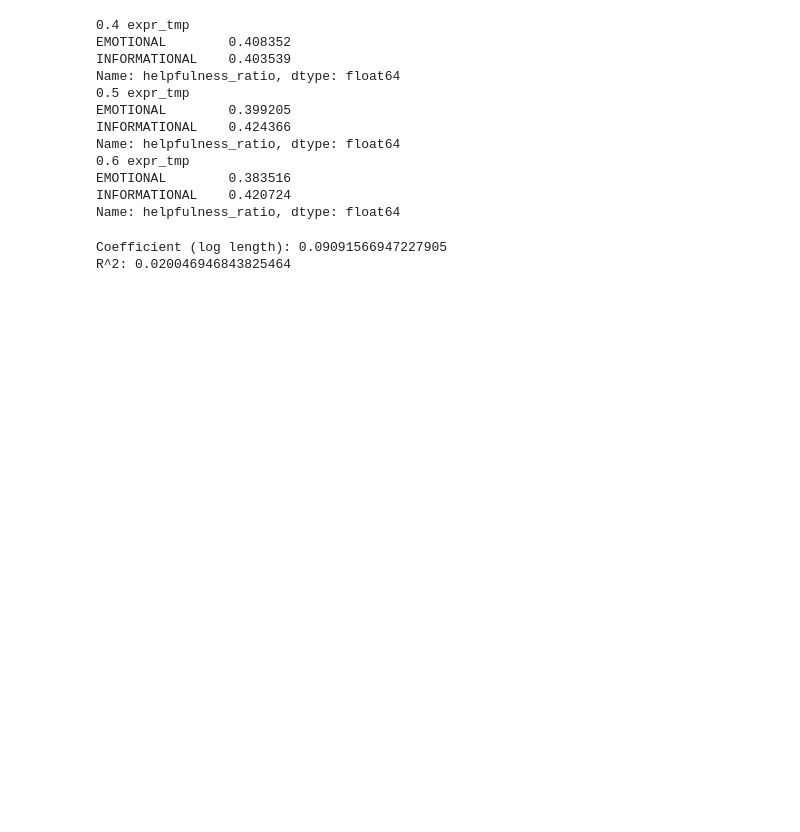
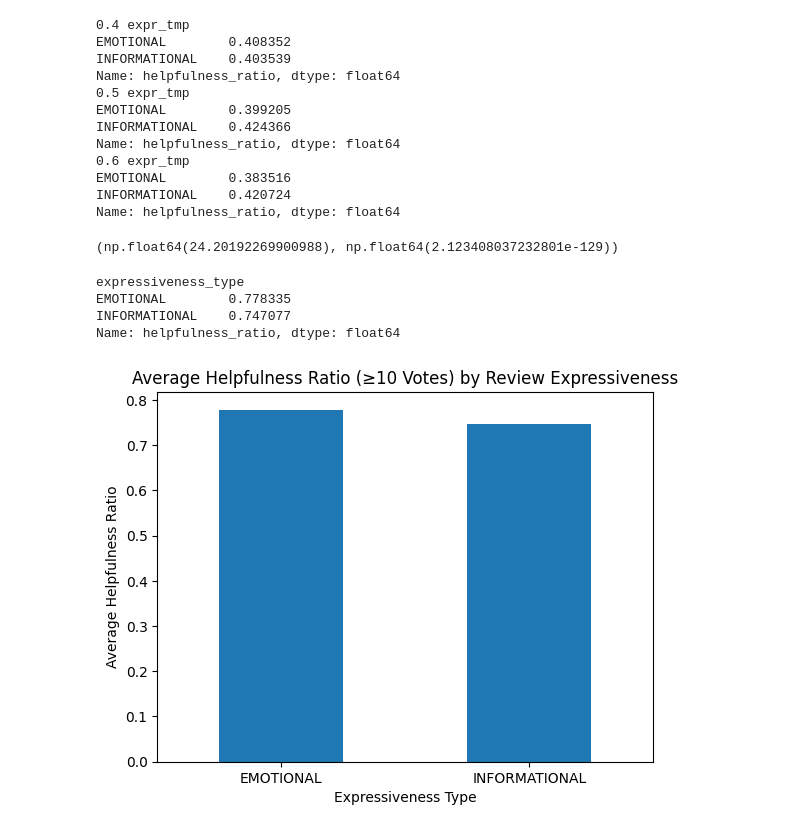
Before and after one commit to MirfayzIrgashevv/SOSC314_CourseProject, a Jupyter notebook: code/CourseProjectReviews.ipynb, the cells around one changed output. Saved outputs shown, nothing was run; the diff lists cells and outputs as text; code cells hidden in the pictures; blank space fills up the shorter version.

```diff
--- a/code/CourseProjectReviews.ipynb
+++ b/code/CourseProjectReviews.ipynb
@@ -537,5 +508,0 @@ plt.show()
-# %%
-# Creating a binary helpfulness label based on the helpfulness ratio (1 if ratio >= 0.5, else 0)
-
-df["helpful_binary"] = (df["helpfulness_ratio"] >= 0.5).astype(int)
-df
@@ -594,17 +527,50 @@ Name: helpfulness_ratio, dtype: float64
 EMOTIONAL        0.383516
 INFORMATIONAL    0.420724
 Name: helpfulness_ratio, dtype: float64
-# %%
-# Log-transforming review length to see if it improves correlation with helpfulness
-
-df["log_review_length"] = np.log1p(df["review_length"])
-
-X_log = df[["log_review_length"]]
-model_log = LinearRegression()
-model_log.fit(X_log, y)
-
-print("Coefficient (log length):", model_log.coef_[0])
-print("R^2:", model_log.score(X_log, y))
-# %% [output]
-Coefficient (log length): 0.09091566947227905
-R^2: 0.020046946843825464
+# %%
+#  Performing z-test to compare helpfulness ratios between EMOTIONAL and INFORMATIONAL reviews
+
+from statsmodels.stats.proportion import proportions_ztest
+
+emotional = df[df["expressiveness_type"] == "EMOTIONAL"]
+informational = df[df["expressiveness_type"] == "INFORMATIONAL"]
+
+count = [
+    emotional["HelpfulnessNumerator"].sum(),
+    informational["HelpfulnessNumerator"].sum()
+]
+
+nobs = [
+    emotional["HelpfulnessDenominator"].sum(),
+    informational["HelpfulnessDenominator"].sum()
+]
+
+z_stat, p_value = proportions_ztest(count, nobs)
+
+z_stat, p_value
+# %% [output]
+(np.float64(24.20192269900988), np.float64(2.123408037232801e-129))
+# %%
+# Analyzing helpfulness ratios for reviews with at least 10 votes, by expressiveness type
+
+df_sub = df[df["HelpfulnessDenominator"] >= 10]
+
+mean_helpfulness = df_sub.groupby("expressiveness_type")["helpfulness_ratio"].mean()
+mean_helpfulness
+# %% [output]
+expressiveness_type
+EMOTIONAL        0.778335
+INFORMATIONAL    0.747077
+Name: helpfulness_ratio, dtype: float64
+# %%
+# Visualizing average helpfulness ratio for reviews with at least 10 votes, by expressiveness type
+
+plt.figure()
+mean_helpfulness.plot(kind="bar")
+plt.title("Average Helpfulness Ratio (≥10 Votes) by Review Expressiveness")
+plt.xlabel("Expressiveness Type")
+plt.ylabel("Average Helpfulness Ratio")
+plt.xticks(rotation=0)
+plt.show()
+# %% [output]
+[figure, added]
```
Also changed, not shown: parts of 6 cells of this notebook.
